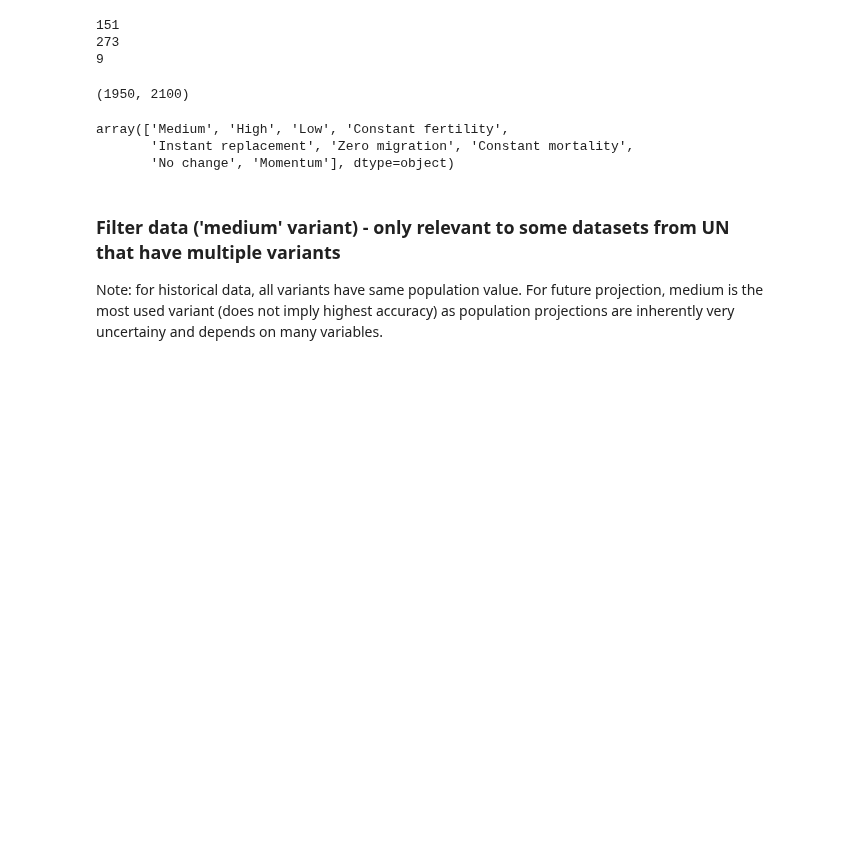
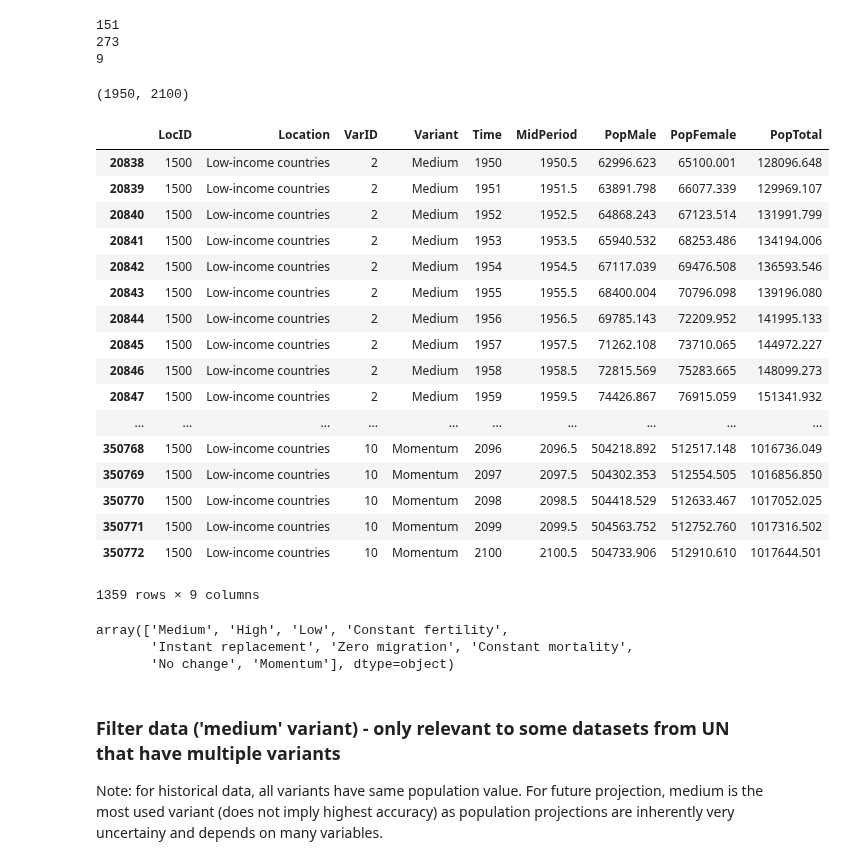
Before and after one commit to moonlimb/zerg, a Jupyter notebook: data/UN/task3_UN_analysis.ipynb, the cells around one changed output. Drawn from its saved outputs; the diff is of its cells as text; code cells hidden in the pictures; blank space fills up the shorter version.

```diff
--- a/data/UN/task3_UN_analysis.ipynb
+++ b/data/UN/task3_UN_analysis.ipynb
@@ -46,3 +48,7 @@ df = pd.read_csv('/Users/mlimb/Dropbox/covariate_project/zerg/data/UN/WPP2017_To
+# %%
+root_dir = os.environ['ZERG']
+# %%
+df = pd.read_csv(root_dir + 'data/UN/WPP2017_TotalPopulationBySex.csv')
 # %% [markdown]
 #### Open Other Data Sources (WB, PWT)
 # %%
@@ -78,3 +113,32 @@ df['Time'].unique().min(), df['Time'].unique().max() # get year range
+# %%
+g = df.groupby('Location')
+g.groups.get('Africa')
+#g.get_group('Western Africa')# Note: groups include regions too
+g.get_group('World') # Note: groups include World too
+g.get_group('Less developed regions') # groups include development group too... then likely income group too
+g.get_group('Low-income countries') # groups include incomegroup too
+
+# need to exclude World, Development, Income groups, etc.
+# get filter via LocID**
+# %% [output]
+|  | LocID | Location | VarID | Variant | Time | MidPeriod | PopMale | PopFemale | PopTotal |
+| 20838 | 1500 | Low-income countries | 2 | Medium | 1950 | 1950.5 | 62996.623 | 65100.001 | 128096.648 |
+| 20839 | 1500 | Low-income countries | 2 | Medium | 1951 | 1951.5 | 63891.798 | 66077.339 | 129969.107 |
+| 20840 | 1500 | Low-income countries | 2 | Medium | 1952 | 1952.5 | 64868.243 | 67123.514 | 131991.799 |
+| 20841 | 1500 | Low-income countries | 2 | Medium | 1953 | 1953.5 | 65940.532 | 68253.486 | 134194.006 |
+| 20842 | 1500 | Low-income countries | 2 | Medium | 1954 | 1954.5 | 67117.039 | 69476.508 | 136593.546 |
+| 20843 | 1500 | Low-income countries | 2 | Medium | 1955 | 1955.5 | 68400.004 | 70796.098 | 139196.080 |
+| 20844 | 1500 | Low-income countries | 2 | Medium | 1956 | 1956.5 | 69785.143 | 72209.952 | 141995.133 |
+| 20845 | 1500 | Low-income countries | 2 | Medium | 1957 | 1957.5 | 71262.108 | 73710.065 | 144972.227 |
+| 20846 | 1500 | Low-income countries | 2 | Medium | 1958 | 1958.5 | 72815.569 | 75283.665 | 148099.273 |
+| 20847 | 1500 | Low-income countries | 2 | Medium | 1959 | 1959.5 | 74426.867 | 76915.059 | 151341.932 |
+| ... | ... | ... | ... | ... | ... | ... | ... | ... | ... |
+| 350768 | 1500 | Low-income countries | 10 | Momentum | 2096 | 2096.5 | 504218.892 | 512517.148 | 1016736.049 |
+| 350769 | 1500 | Low-income countries | 10 | Momentum | 2097 | 2097.5 | 504302.353 | 512554.505 | 1016856.850 |
+| 350770 | 1500 | Low-income countries | 10 | Momentum | 2098 | 2098.5 | 504418.529 | 512633.467 | 1017052.025 |
+| 350771 | 1500 | Low-income countries | 10 | Momentum | 2099 | 2099.5 | 504563.752 | 512752.760 | 1017316.502 |
+| 350772 | 1500 | Low-income countries | 10 | Momentum | 2100 | 2100.5 | 504733.906 | 512910.610 | 1017644.501 |
+1359 rows × 9 columns
 # %%
 df['Variant'].unique()
 # %% [output]
```
Also changed, not shown: parts of 10 cells of this notebook.
